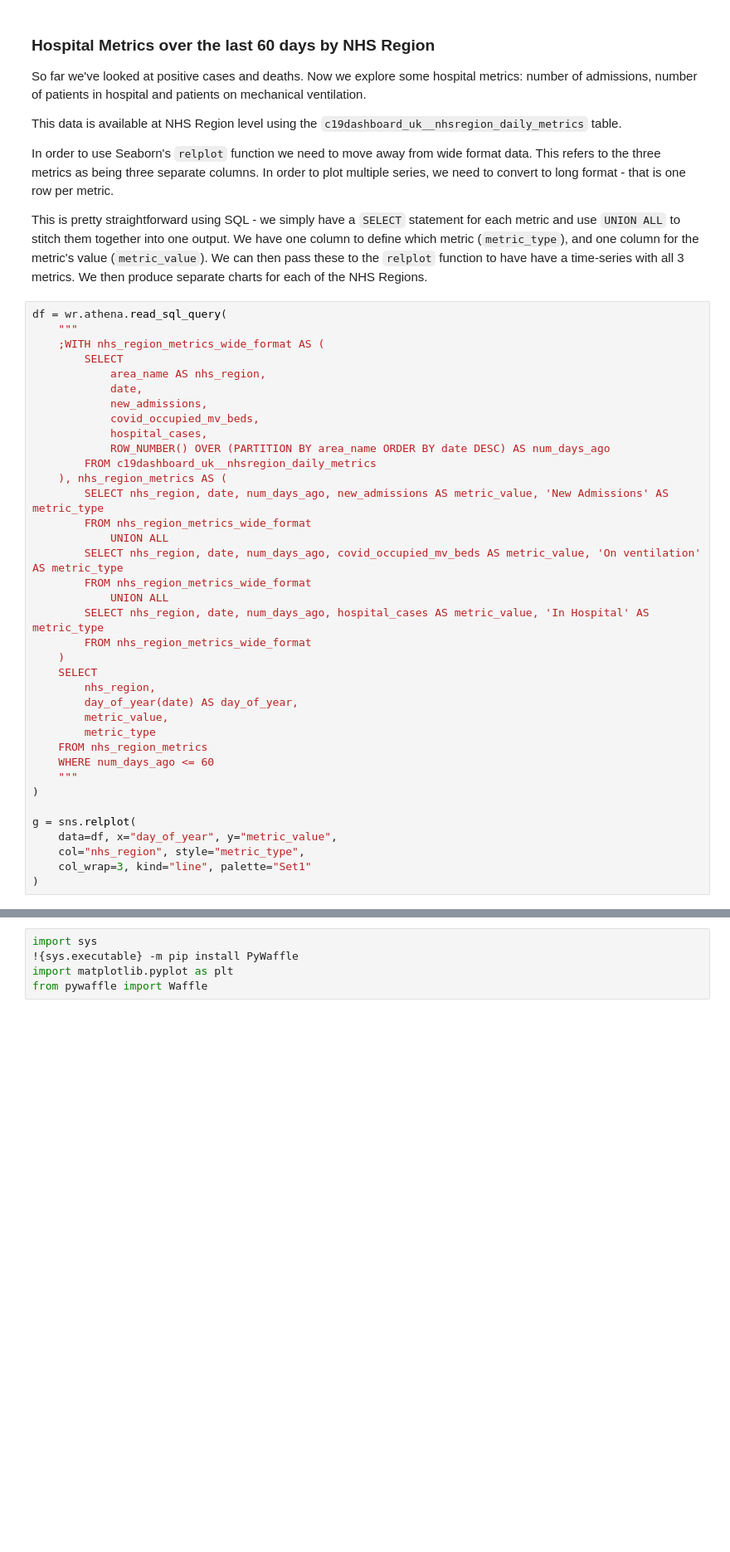
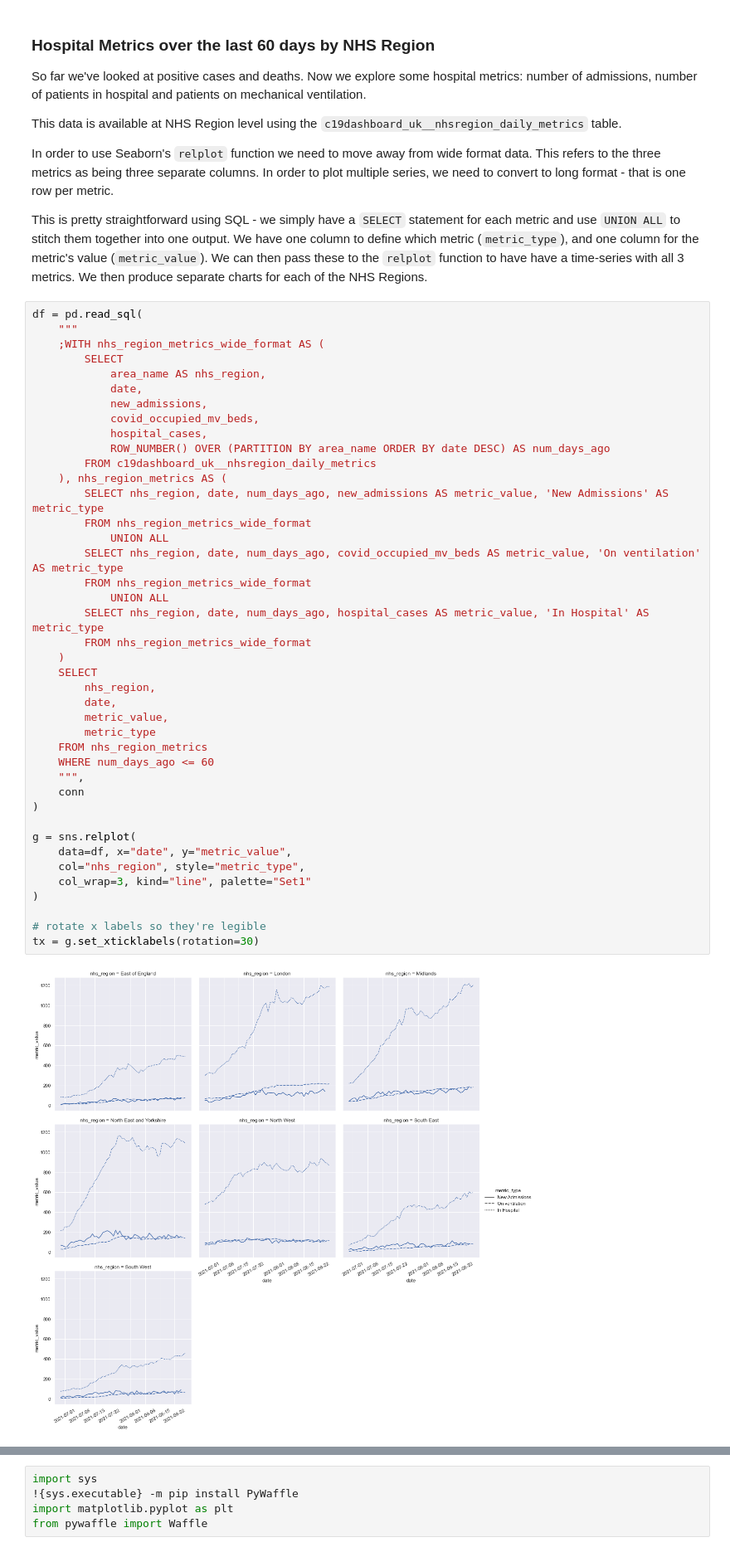
Before and after one commit to happyadam73/c19-notebooks, a Jupyter notebook: COVID 19 Data Viz using Sqlite - Part 3 - Visualise the Data.ipynb, the cells around one changed output, grey strips where cells are left out. Shown at 83% size. Saved outputs shown, nothing was run; the diff lists cells and outputs as text; blank space fills up the shorter version.

````diff
--- a/COVID 19 Data Viz using Sqlite - Part 3 - Visualise the Data.ipynb
+++ b/COVID 19 Data Viz using Sqlite - Part 3 - Visualise the Data.ipynb
@@ -389,42 +434,48 @@
 
 This is pretty straightforward using SQL - we simply have a ```SELECT``` statement for each metric and use ```UNION ALL``` to stitch them together into one output.  We have one column to define which metric (```metric_type```), and one column for the metric's value (```metric_value```).  We can then pass these to the ```relplot``` function to have have a time-series with all 3 metrics.  We then produce separate charts for each of the NHS Regions.
 # %%
-df = wr.athena.read_sql_query(
+df = pd.read_sql(
     """
     ;WITH nhs_region_metrics_wide_format AS (
         SELECT
             area_name AS nhs_region,
             date,
             new_admissions,
             covid_occupied_mv_beds,
             hospital_cases,
             ROW_NUMBER() OVER (PARTITION BY area_name ORDER BY date DESC) AS num_days_ago
         FROM c19dashboard_uk__nhsregion_daily_metrics
     ), nhs_region_metrics AS (
         SELECT nhs_region, date, num_days_ago, new_admissions AS metric_value, 'New Admissions' AS metric_type
         FROM nhs_region_metrics_wide_format
             UNION ALL
         SELECT nhs_region, date, num_days_ago, covid_occupied_mv_beds AS metric_value, 'On ventilation' AS metric_type
         FROM nhs_region_metrics_wide_format
             UNION ALL
         SELECT nhs_region, date, num_days_ago, hospital_cases AS metric_value, 'In Hospital' AS metric_type
         FROM nhs_region_metrics_wide_format
     )
     SELECT
         nhs_region,
-        day_of_year(date) AS day_of_year,
+        date,
         metric_value,
         metric_type
     FROM nhs_region_metrics
     WHERE num_days_ago <= 60
-    """
+    """,
+    conn
 )
 
 g = sns.relplot(
-    data=df, x="day_of_year", y="metric_value",
+    data=df, x="date", y="metric_value",
     col="nhs_region", style="metric_type",
     col_wrap=3, kind="line", palette="Set1"
 )
+
+# rotate x labels so they're legible
+tx = g.set_xticklabels(rotation=30)
+# %% [output]
+[figure, added]
 # %% [markdown]
 ### England 7-day average Cases, Deaths, Vaccinations and Hospital Metrics over the last 120 days
 
````
Also changed, not shown: parts of 25 cells of this notebook, 3 other files.
